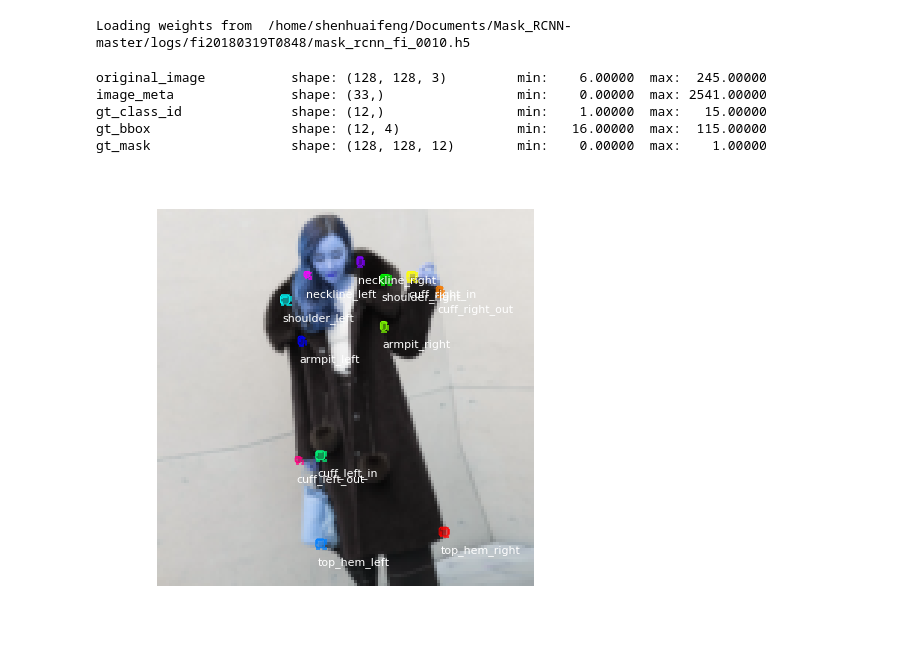
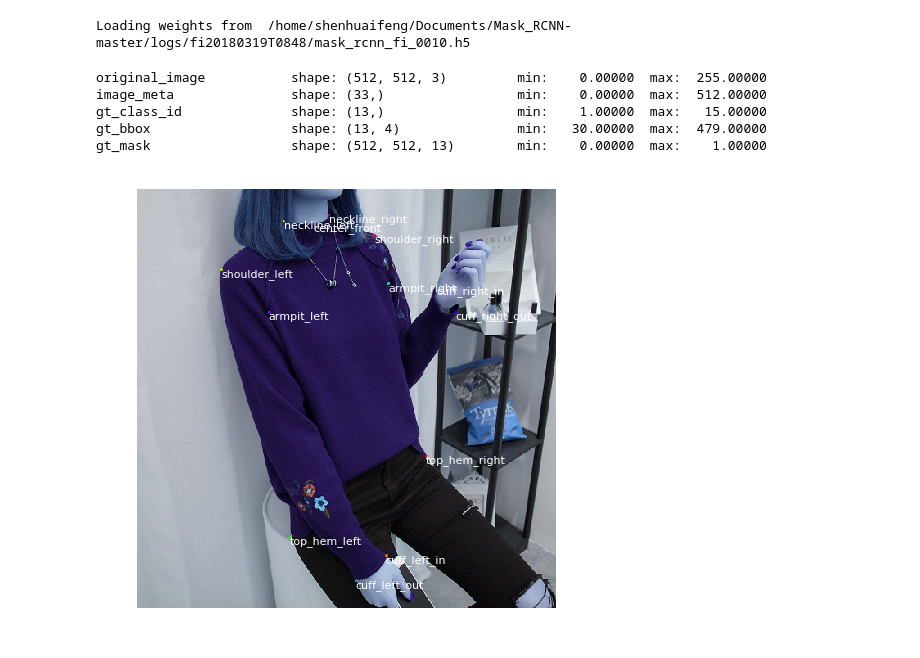
Before and after one commit to lzhbrian/FashionAI, a Jupyter notebook: FashionAI.ipynb, the cells around one changed output. Cells and saved outputs as stored; diff of their text form; code cells hidden in the pictures.

Commit message:
change the size of IMAGE_MAX_DIM,MAGE_MIN_DIM to 512

```diff
--- a/FashionAI.ipynb
+++ b/FashionAI.ipynb
@@ -66,8 +64,8 @@ class FIConfig(Config):
 
     # Use small images for faster training. Set the limits of the small side
     # the large side, and that determines the image shape.
-    IMAGE_MIN_DIM = 128
-    IMAGE_MAX_DIM = 128
+    IMAGE_MIN_DIM = 512
+    IMAGE_MAX_DIM = 512
 
     # Use smaller anchors because our image and objects are small
     RPN_ANCHOR_SCALES = (8, 16, 32, 64, 128)  # anchor side in pixels
@@ -137,7 +135,7 @@ class FIDataset(utils.Dataset):
         #切分test数据集和train数据集
         np.random.seed(42)
         shuffled_indces=np.random.permutation(annotations.shape[0])
-        val_set_size=int(annotations.shape[0]*0.1)
+        val_set_size=int(annotations.shape[0]*0.01)
         val_indices=shuffled_indces[:val_set_size]
         train_indices=shuffled_indces[val_set_size:]
         if category =='train':
@@ -202,9 +200,12 @@ class FIDataset(utils.Dataset):
         key_points=np.array(info['key_points'])
         for part_num, bp in enumerate(key_points):
             if bp[2] > -1: #AI数据编码为bp[2]=1为可见，=2为不可见，=3为不在图内或者不可推测，FI编码为=-1为不存在，0为不可见，1为可
+                '''
                 m[bp[1]-5 if bp[1]-5>0 else 0:bp[1]+5 if bp[1]+5<m.shape[0] else m.shape[0],
                   bp[0]-5 if bp[0]-5>0 else 0:bp[0]+5 if bp[0]+5<m.shape[1] else m.shape[1],
                   part_num] = 1
+                '''
+                m[bp[1],bp[0],part_num] = 1
                 class_mask[part_num] = bp[2]+1
                 class_ids.append(part_num+1)
         if class_ids:
@@ -230,7 +231,7 @@ class FIDataset(utils.Dataset):
 # %%
 # Training dataset
 dataset_train = FIDataset()
-dataset_train.load_FI(category='train')
+dataset_train.load_FI(category='trian')
 dataset_train.prepare()
 
 # Validation dataset
@@ -422,25 +423,25 @@ Loading weights from  /home/shenhuaifeng/Documents/Mask_RCNN-master/logs/fi20180
 # %%
 # Test on a random image
 image_id = random.choice(dataset_val.image_ids)
 original_image, image_meta, gt_class_id, gt_bbox, gt_mask =\
     modellib.load_image_gt(dataset_val, inference_config,
-                           image_id, use_mini_mask=False)
+                           image_id,augment=False, use_mini_mask=False)
 
 log("original_image", original_image)
 log("image_meta", image_meta)
 log("gt_class_id", gt_class_id)
 log("gt_bbox", gt_bbox)
 log("gt_mask", gt_mask)
 
 visualize.display_instances(original_image, gt_bbox, gt_mask, gt_class_id,
-                            dataset_train.class_names, figsize=(8, 8))
+                            dataset_train.class_names,figsize=(8, 8))
 # %% [output]
-original_image           shape: (128, 128, 3)         min:    6.00000  max:  245.00000
-image_meta               shape: (33,)                 min:    0.00000  max: 2541.00000
-gt_class_id              shape: (12,)                 min:    1.00000  max:   15.00000
-gt_bbox                  shape: (12, 4)               min:   16.00000  max:  115.00000
-gt_mask                  shape: (128, 128, 12)        min:    0.00000  max:    1.00000
+original_image           shape: (512, 512, 3)         min:    0.00000  max:  255.00000
+image_meta               shape: (33,)                 min:    0.00000  max:  512.00000
+gt_class_id              shape: (13,)                 min:    1.00000  max:   15.00000
+gt_bbox                  shape: (13, 4)               min:   30.00000  max:  479.00000
+gt_mask                  shape: (512, 512, 13)        min:    0.00000  max:    1.00000
-[figure, old version]
+[figure, new version]
 # %%
 results = model.detect([original_image], verbose=1)
 
```
Also changed, not shown: parts of 5 cells of this notebook.
